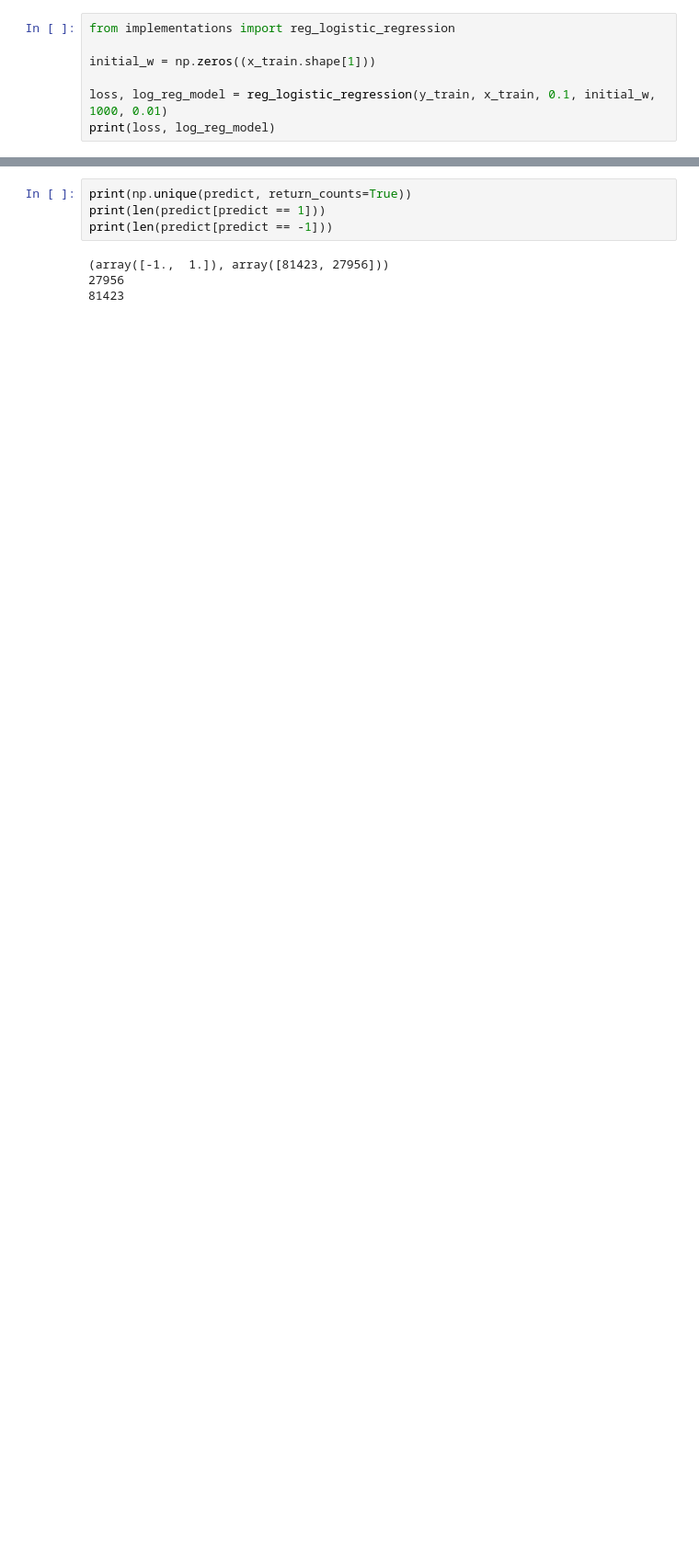
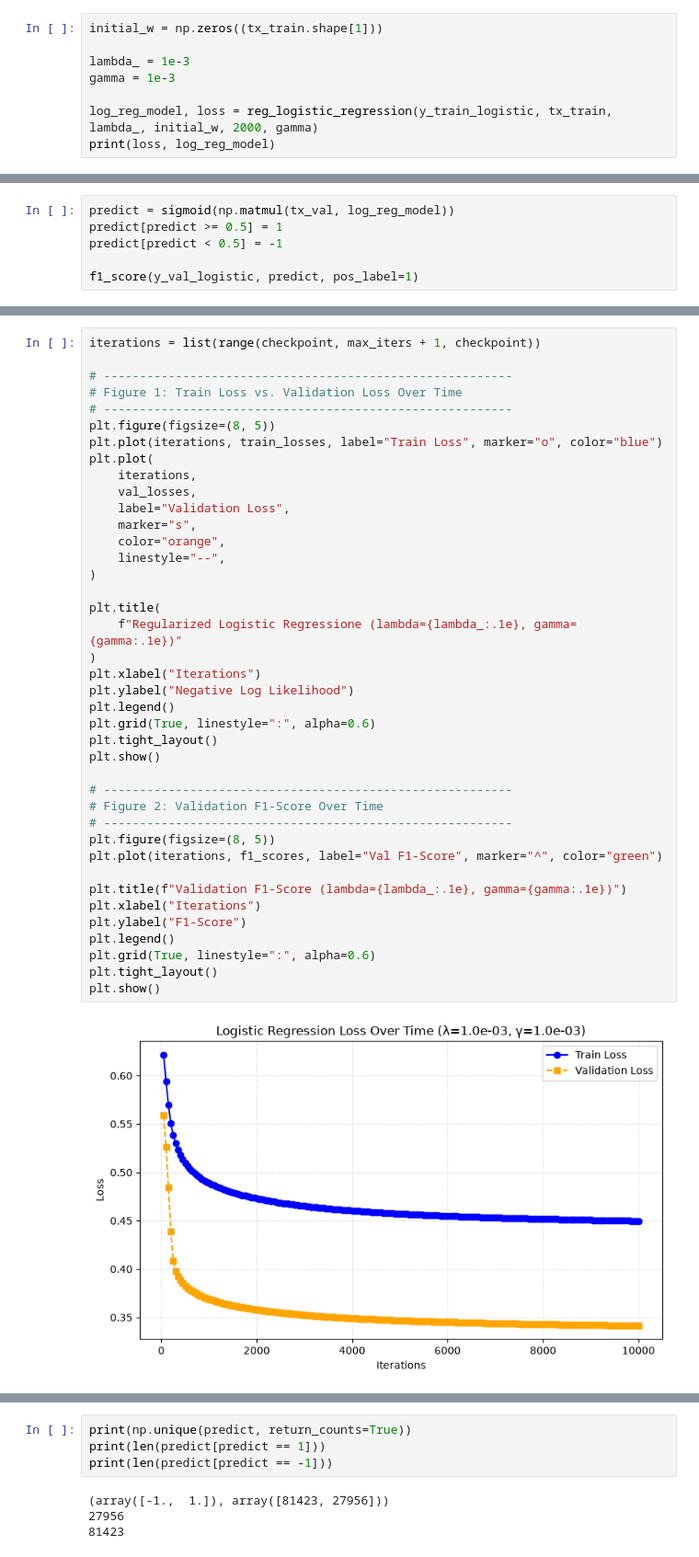
Before and after one commit to floribau/ml-project1, a Jupyter notebook: run.ipynb, the cells around one changed output, grey strips where cells are left out. Shown at 92% size. Saved outputs shown, nothing was run; the diff lists cells and outputs as text; blank space fills up the shorter version.

```diff
--- a/run.ipynb
+++ b/run.ipynb
@@ -330,8 +555,9 @@ print(f_scores)
 # %%
-from implementations import reg_logistic_regression
+initial_w = np.zeros((tx_train.shape[1]))
 
-initial_w = np.zeros((x_train.shape[1]))
+lambda_ = 1e-3
+gamma = 1e-3
 
-loss, log_reg_model = reg_logistic_regression(y_train, x_train, 0.1, initial_w, 1000, 0.01)
+log_reg_model, loss = reg_logistic_regression(y_train_logistic, tx_train, lambda_, initial_w, 2000, gamma)
 print(loss, log_reg_model)
 # %% [output]
@@ -354,0 +585,6 @@ print(loss, log_reg_model)
+# %%
+predict = sigmoid(np.matmul(tx_val, log_reg_model))
+predict[predict >= 0.5] = 1
+predict[predict < 0.5] = -1
+
+f1_score(y_val_logistic, predict, pos_label=1)
@@ -354,0 +649,42 @@ print(loss, log_reg_model)
+# %%
+iterations = list(range(checkpoint, max_iters + 1, checkpoint))
+
+# ---------------------------------------------------------
+# Figure 1: Train Loss vs. Validation Loss Over Time
+# ---------------------------------------------------------
+plt.figure(figsize=(8, 5))
+plt.plot(iterations, train_losses, label="Train Loss", marker="o", color="blue")
+plt.plot(
+    iterations,
+    val_losses,
+    label="Validation Loss",
+    marker="s",
+    color="orange",
+    linestyle="--",
+)
+
+plt.title(
+    f"Regularized Logistic Regressione (lambda={lambda_:.1e}, gamma={gamma:.1e})"
+)
+plt.xlabel("Iterations")
+plt.ylabel("Negative Log Likelihood")
+plt.legend()
+plt.grid(True, linestyle=":", alpha=0.6)
+plt.tight_layout()
+plt.show()
+
+# ---------------------------------------------------------
+# Figure 2: Validation F1-Score Over Time
+# ---------------------------------------------------------
+plt.figure(figsize=(8, 5))
+plt.plot(iterations, f1_scores, label="Val F1-Score", marker="^", color="green")
+
+plt.title(f"Validation F1-Score (lambda={lambda_:.1e}, gamma={gamma:.1e})")
+plt.xlabel("Iterations")
+plt.ylabel("F1-Score")
+plt.legend()
+plt.grid(True, linestyle=":", alpha=0.6)
+plt.tight_layout()
+plt.show()
+# %% [output]
+[figure, added]
```
Also changed, not shown: parts of 39 cells of this notebook.
